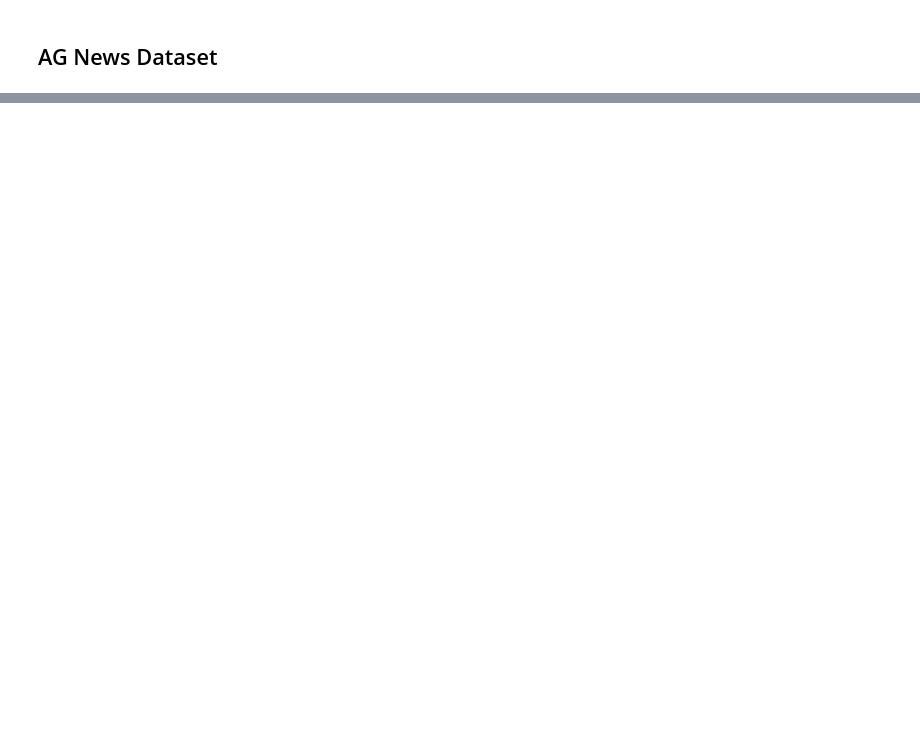
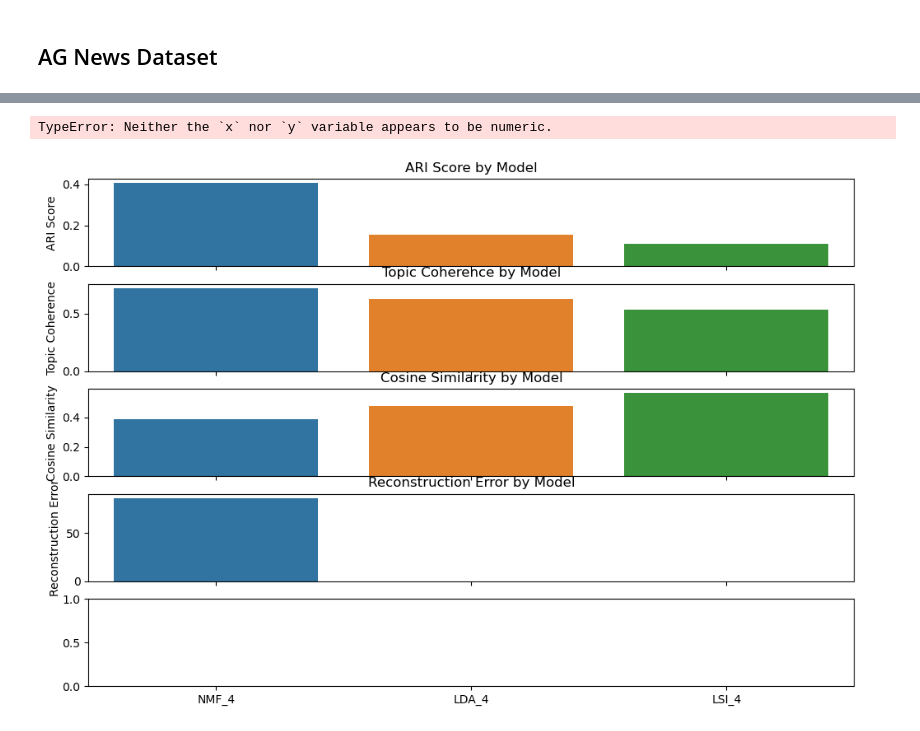
Before and after one commit to salveendutt/Textual_Clustering, a Jupyter notebook: src/pipeline.ipynb, the cells around one changed output, grey strips where cells are left out. Cells and saved outputs as stored; diff of their text form; code cells hidden in the pictures; blank space fills up the shorter version.

```diff
--- a/src/pipeline.ipynb
+++ b/src/pipeline.ipynb
@@ -40,0 +21,7 @@ AG News NMF
+# %%
+orchestrator = TopicModelOrchestrator()
+
+orchestrator.add_models_grid(
+    model_types=['LDA', 'LSI', 'NMF'],
+    param_grid={'n_topics': [4]}
+)
@@ -40,0 +63,5 @@ AG News NMF
+# %%
+orchestrator.visualize_results_by_dataset(dataset_name="AG News")
+# %% [output]
+TypeError: Neither the `x` nor `y` variable appears to be numeric.
+[figure, added]
```
Also changed, not shown: parts of 8 cells of this notebook, 1 other file.
